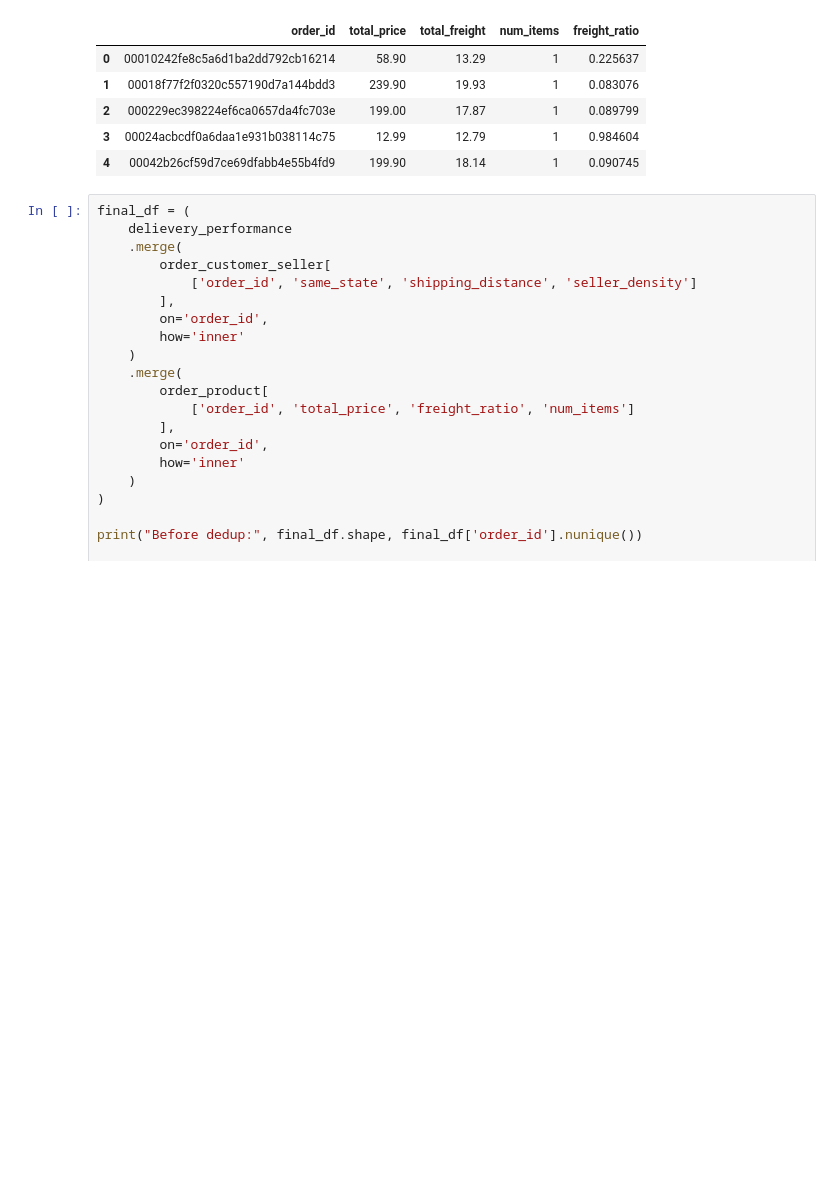
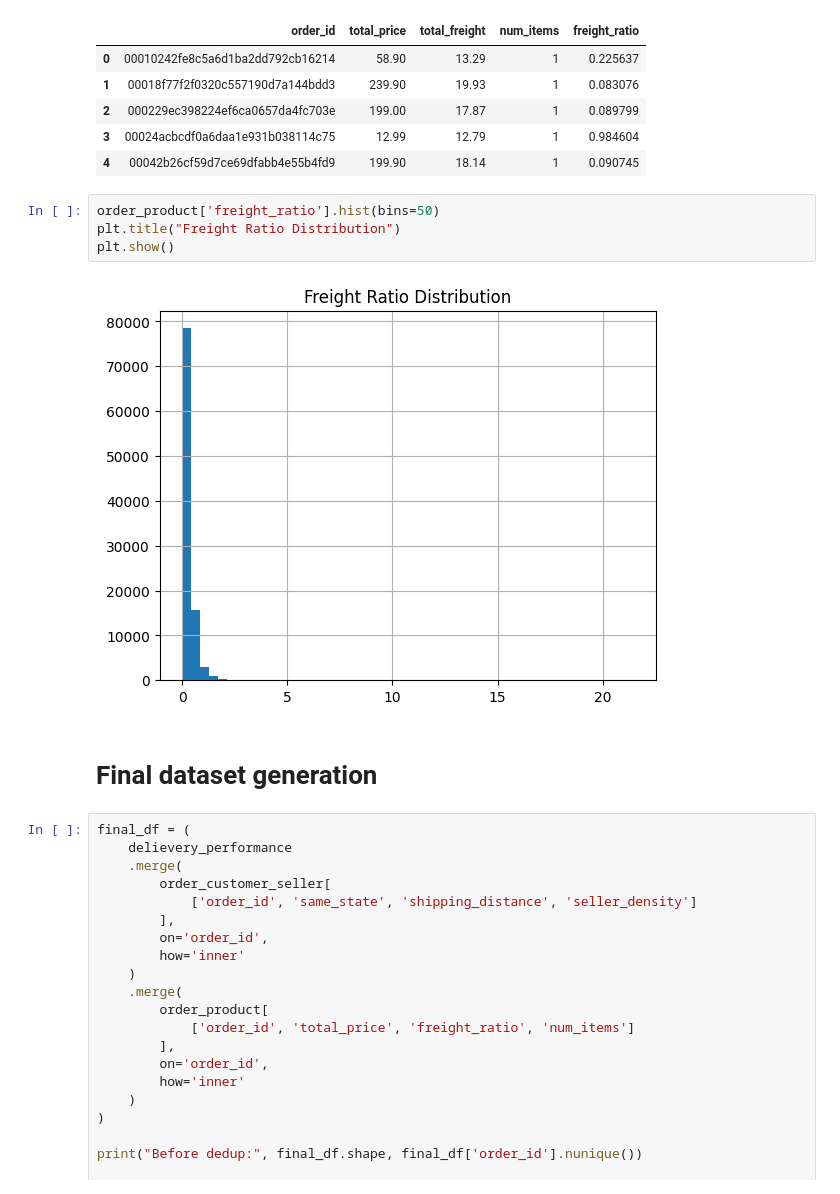
Before and after one commit to cchen744/olist-regional-customer-experience-analysis, a Jupyter notebook: 02_feature_engineering.ipynb, the cells around one changed output. Drawn from its saved outputs; the diff is of its cells as text; blank space fills up the shorter version.

```diff
--- a/02_feature_engineering.ipynb
+++ b/02_feature_engineering.ipynb
@@ -384,6 +411,14 @@ display(order_product.head())
 | 2 | 000229ec398224ef6ca0657da4fc703e | 199.00 | 17.87 | 1 | 0.089799 |
 | 3 | 00024acbcdf0a6daa1e931b038114c75 | 12.99 | 12.79 | 1 | 0.984604 |
 | 4 | 00042b26cf59d7ce69dfabb4e55b4fd9 | 199.90 | 18.14 | 1 | 0.090745 |
+# %%
+order_product['freight_ratio'].hist(bins=50)
+plt.title("Freight Ratio Distribution")
+plt.show()
+# %% [output]
+[figure, added]
+# %% [markdown]
+# Final dataset generation
 # %%
 final_df = (
     delievery_performance
```
Also changed, not shown: parts of 18 cells of this notebook.
